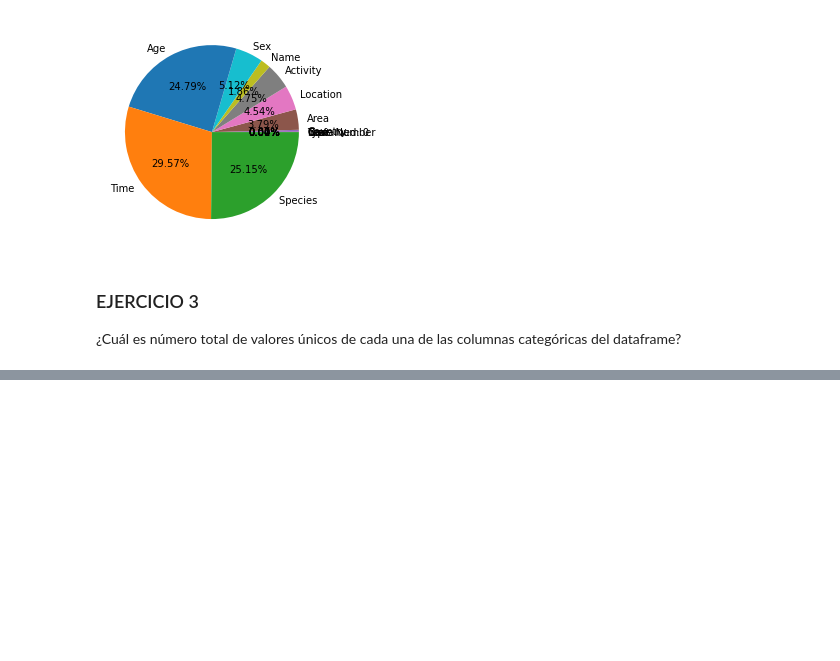
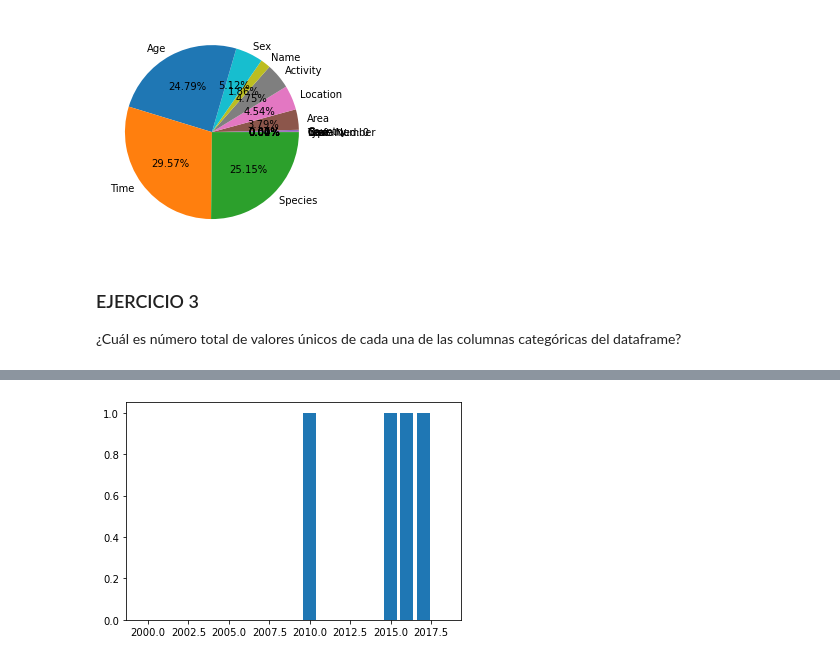
Before and after one commit to Adalab/DA-promo-A-module-2-pairprog-1-pair-3-Alicia-Olivia, a Jupyter notebook: VISUALIZACION/pair_programming_visualizacion1.ipynb, the cells around one changed output, grey strips where cells are left out. Cells and saved outputs as stored; diff of their text form; code cells hidden in the pictures; blank space fills up the shorter version.

```diff
--- a/VISUALIZACION/pair_programming_visualizacion1.ipynb
+++ b/VISUALIZACION/pair_programming_visualizacion1.ipynb
@@ -81,0 +150,15 @@ AttributeError: 'DataFrame' object has no attribute 'unique'
+# %%
+filtro_Spain = lectura_attacks_copia[((lectura_attacks_copia['Country'] == 'SPAIN') & (lectura_attacks_copia['Year'] >= 2000))]
+
+años_x1 = filtro_Spain['Year'].unique()
+años_x1= años_x[::-1] #Para invertir el orden de los años de menor a mayor
+
+y3=[]
+for filtro in range(len(años_x1)):
+    filtro3 = filtro_Spain[filtro_Spain['Year'] == años_x1[filtro]]
+    y3.append(filtro3.shape[0])
+
+plt.bar(años_x1, y3)
+plt.show()
+# %% [output]
+[figure, added]
```
Also changed, not shown: parts of 12 cells of this notebook.
